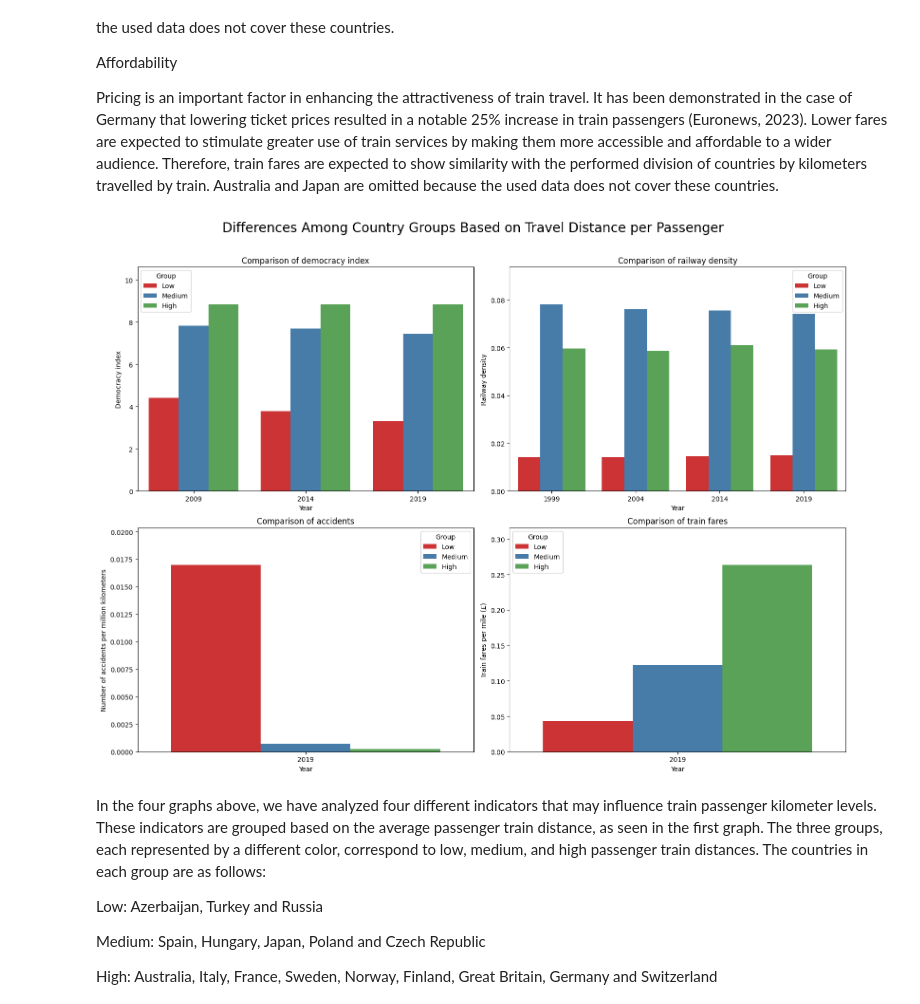
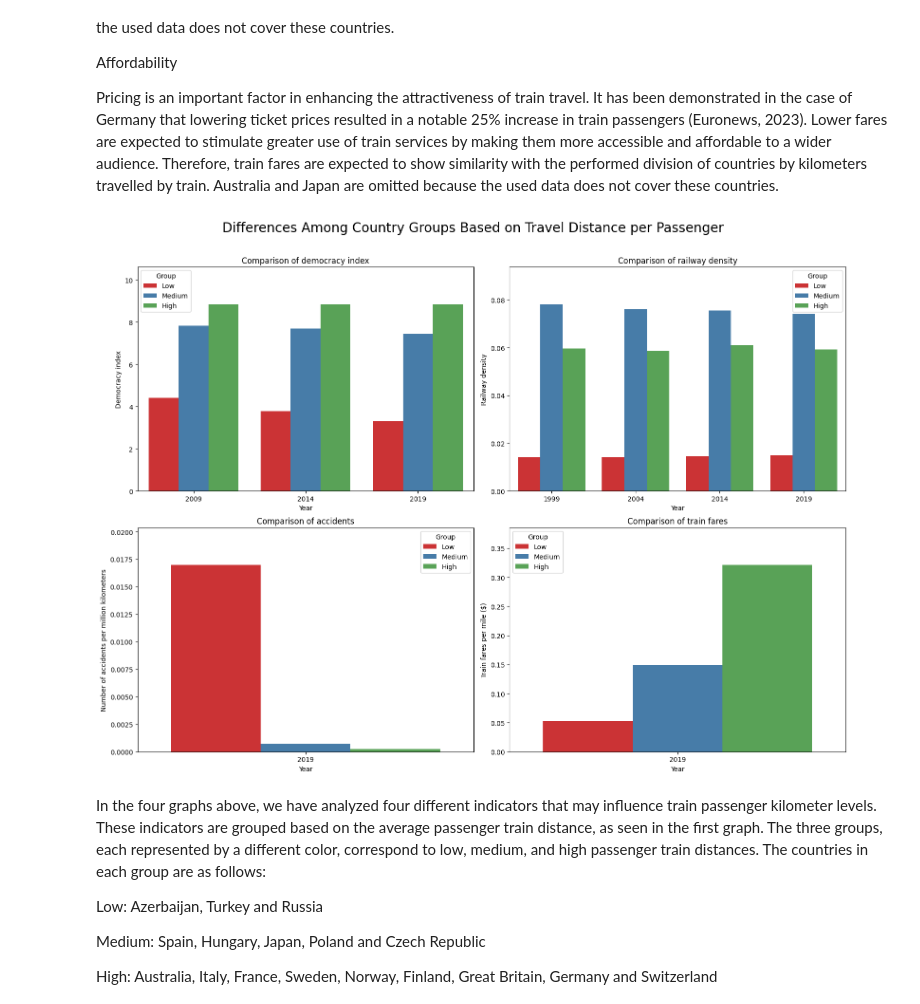
Before and after one commit to SmBuismn/Group_21_Python_project, a Jupyter notebook: project_template.ipynb, the cells around one changed output. Drawn from its saved outputs; the diff is of its cells as text; code cells hidden in the pictures.

```diff
--- a/project_template.ipynb
+++ b/project_template.ipynb
@@ -245,21 +228,16 @@ The table below shows passenger data for the first 10 countries considered in ou
 gdp_data.set_index('Country', inplace=True)
 gdp_data = gdp_data.applymap(lambda x: '{:.0f}'.format(float(x)))  # Convert large numbers (e-powers) to normal numbers
 gdp_growth_data.set_index('Country', inplace=True)
-gdp_per_capita_data.set_index('Country', inplace=True)
 passenger_data.set_index('Country', inplace=True)
 population_data.set_index('Country', inplace=True)
 infrastructure_train_data.set_index('Country', inplace=True)
-infrastructure_road_data.set_index('Country', inplace=True)
 
-infrastructure_train_data = infrastructure_train_data / one_dollar # Convert data from euros to dollars
-infrastructure_road_data = infrastructure_road_data / one_dollar # Convert data from euros to dollars
+infrastructure_train_data = infrastructure_train_data / dollar_euro # Convert data from euros to dollars
 
 gdp_data.to_csv("gdp_new.csv",index=True)
-gdp_per_capita_data.to_csv("gdp_per_capita_new.csv",index=True)
 passenger_data.to_csv('passenger_new.csv', index=True)
 population_data.to_csv("population_new.csv",index=True)
 infrastructure_train_data.to_csv("infrastructure_train_new.csv",index=True)
-infrastructure_road_data.to_csv("infrastructure_road_new.csv",index=True)
 
 passenger_data.head(10)
 # %% [output]
@@ -468,21 +433,6 @@ The passenger growth is from 2000-2020, but we excluded the final year of invest
 As we look at the outcome of the graphs, we see that it not shows what we expected, meaning that the investments in the long term do not seem to increase over a long period.
 This can have different reasons, for instance we did not take other factors into account that might effect the passenger levels such as affordability, economic development and competing modes of transport to name a few.
 # %%
-# Set the data type of the used datasets to float
-
-infrastructure_train_data = infrastructure_train_data.astype(float)
-gdp_data = gdp_data.astype(float)
-
-# Determine percentage of GDP that is invested in railway infrastructure
-infrastructure_gdp = infrastructure_train_data / gdp_data*100
-
-passenger_data = passenger_data.astype(float)
-population_data = population_data.astype(float)
-
-# Determine amount of kilometers travelled per passenger
-# Note that passenger data is the total amount of kilometers travelled in millions
-km_per_passenger = passenger_data / population_data*1000000
-
 # Exclude the 2020 data of investments before we determine the average
 infrastructure_gdp_up_to_2019 = infrastructure_gdp.iloc[:, :-1]
 
@@ -626,5 +576,6 @@ for country in gdp_data.index:
                                       (prepare_safety["TIME_PERIOD"] == int(year))].index[0]]
 
         if int(year) == 2019 and country in prepare_train_fares.index:
-            train_fares.loc[country,year] = prepare_train_fares.loc[country,"Price Per Mile (£)"].replace('£', '')
+            # Convert train fares from pounds to dollars
+            train_fares.loc[country,year] = float(prepare_train_fares.loc[country,"Price Per Mile (£)"].replace('£', '')) / dollar_pounds
 # %%
@@ -650,6 +599,8 @@ for country in km_per_passenger.index:
     else:
         group3.append(country)
 # %%
+# Determine relation between democracy index and passenger kilometers groups
+
 # Create lists for the values in each group per year
 group1_democracy_data = []  # Group 1 data for each year
 group2_democracy_data = []  # Group 2 data for each year
@@ -660,11 +611,9 @@ democracy_countries = []
 for year in years:
     count = 0
 
-    count = 0
-
-    for country in railway_line_density_data.index:
+    for country in democracy_index_data.index:
         # Check whether data is available
-        if railway_line_density_data.loc[country, str(year)] == "..":
+        if democracy_index_data.loc[country, str(year)] == "..":
             count += 1
 
     # If enough data is available, add year to time span
@@ -674,7 +623,6 @@ for year in years:
     # Else go to next year in range
     else:
         continue
-
 
     # Check for every country is data is available in that year
     for country in democracy_index_data.index:
@@ -688,7 +636,6 @@ for year in years:
         else:
             if len(democracy_years) == 1:
                 democracy_countries.append(country)
-
 
 
 # Calculate an average value per year for each group of countries
@@ -912,6 +865,7 @@ df_trainfares = pd.DataFrame(data_trainfares)
 
 # Create subplot of 2x2
 fig, axes = plt.subplots(nrows=2, ncols=2, figsize=(16, 12))
+
 # Add title
 plt.suptitle("Differences Among Country Groups Based on Travel Distance per Passenger", fontsize=20)
 
@@ -925,35 +879,35 @@ axes[0, 0].set_ylim(0, max_value_democracy * 1.2)
 
 # Plot 2: Railway density
 sns.barplot(x='Year', y='Value', hue='Group', data=df_linedensity, palette='Set1', ax=axes[0, 1])
 axes[0, 1].set_title('Comparison of railway density')
 axes[0, 1].set_xlabel('Year')
 axes[0, 1].set_ylabel('Railway density')
 max_value_linedensity = df_linedensity['Value'].max()
 axes[0, 1].set_ylim(0, max_value_linedensity * 1.2)
 
 # Plot 3: Accidents
 sns.barplot(x='Year', y='Value', hue='Group', data=df_safety, palette='Set1', ax=axes[1, 0])
 axes[1, 0].set_title('Comparison of accidents')
 axes[1, 0].set_xlabel('Year')
 axes[1, 0].set_ylabel('Number of accidents per million kilometers')
 max_value_safety = df_safety['Value'].max()
 axes[1, 0].set_ylim(0, max_value_safety * 1.2)
 
 # Plot 4: Train fares
 sns.barplot(x='Year', y='Value', hue='Group', data=df_trainfares, palette='Set1', ax=axes[1, 1])
 axes[1, 1].set_title('Comparison of train fares')
 axes[1, 1].set_xlabel('Year')
-axes[1, 1].set_ylabel('Train fares per mile (£)')
+axes[1, 1].set_ylabel('Train fares per mile ($)')
 max_value_trainfares = df_trainfares['Value'].max()
 axes[1, 1].set_ylim(0, max_value_trainfares * 1.2)
 
 # Adjust layout
 plt.tight_layout()
 plt.subplots_adjust(top=0.90)
 
 plt.show()
 # %% [output]
-[figure, old version]
+[figure, new version]
 # %% [markdown]
 In the four graphs above, we have analyzed four different indicators that may influence train passenger kilometer levels. These indicators are grouped based on the average passenger train distance, as seen in the first graph. The three groups, each represented by a different color, correspond to low, medium, and high passenger train distances. The countries in each group are as follows:
 
```
Also changed, not shown: parts of 14 cells of this notebook.
